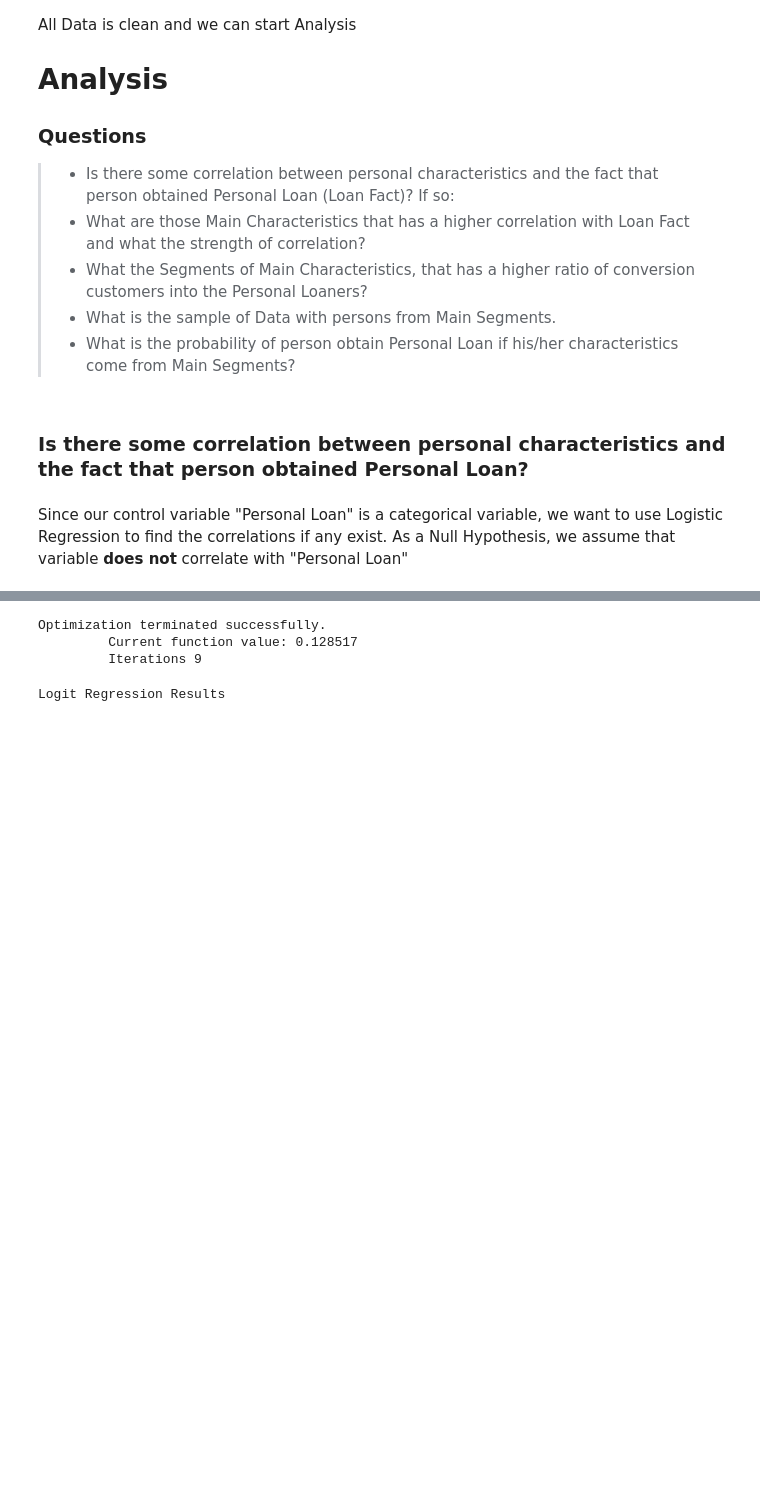
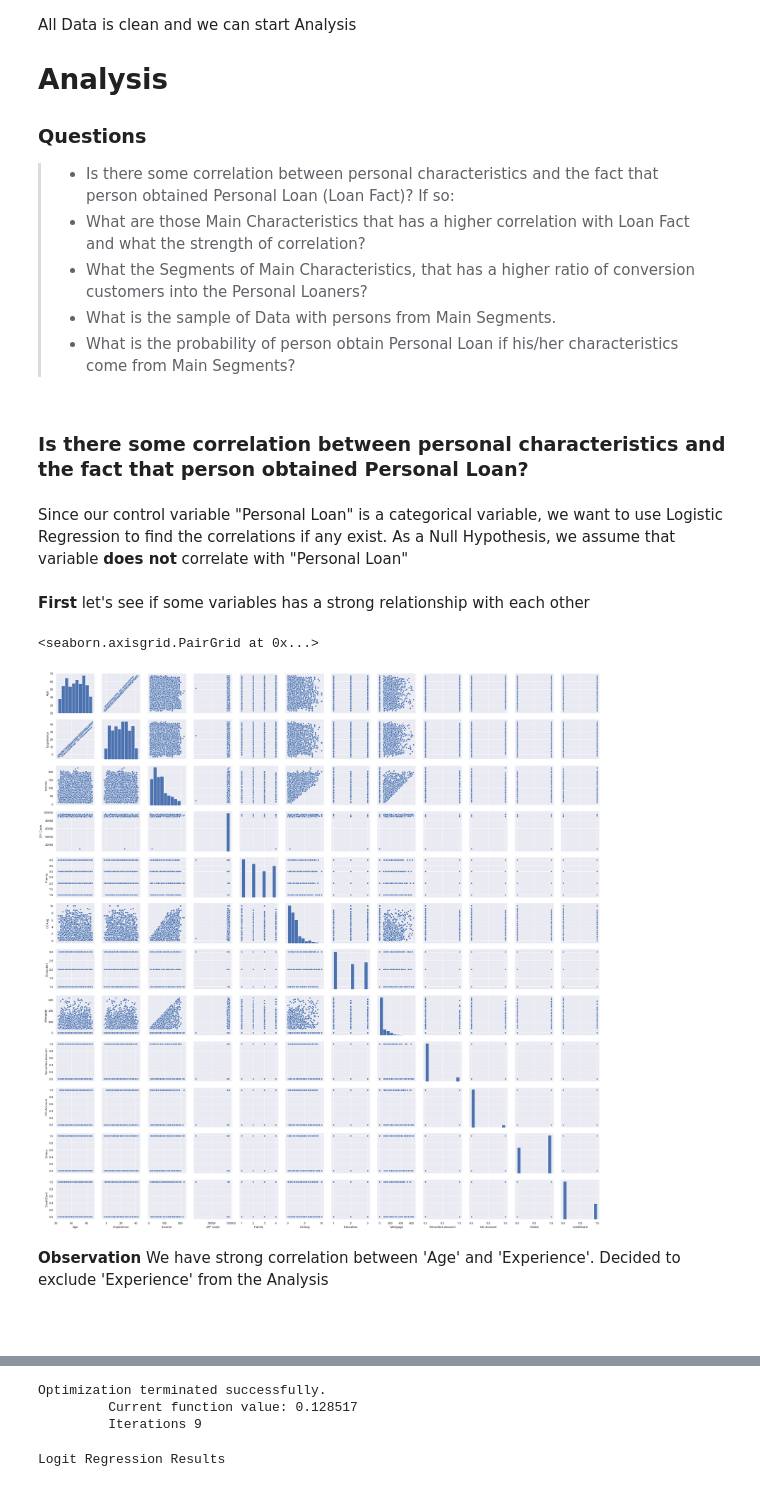
Before and after one commit to Alex-Romanenko/Bank_Looking_For_Clients, a Jupyter notebook: 00_main.ipynb, the cells around one changed output, grey strips where cells are left out. Drawn from its saved outputs; the diff is of its cells as text; code cells hidden in the pictures; blank space fills up the shorter version.

```diff
--- a/00_main.ipynb
+++ b/00_main.ipynb
@@ -168,7 +168,7 @@ Columns "ID", "ZIP Code", are nominal variables
 # %% [markdown]
 #### Code
 # %%
-df['ID'] = df['ID'].astype('str')
+df[['ID','ZIP Code']] = df[['ID','ZIP Code']].astype('str')
 # %% [markdown]
 #### Test
 # %%
@@ -276,3 +277,15 @@ All Data is clean and we can start Analysis
 ###  Is there some correlation between personal characteristics and the fact that person obtained Personal Loan?
 # %% [markdown]
 Since our control variable "Personal Loan" is a categorical variable, we want to use Logistic Regression to find the correlations if any exist. As a Null Hypothesis, we assume  that variable **does not** correlate with "Personal Loan"
+# %% [markdown]
+**First** let's see if some variables has a strong relationship with each other
+# %%
+sns.pairplot(df.iloc[:,1:13])
+# %% [output]
+<seaborn.axisgrid.PairGrid at 0x...>
+[figure, added]
+# %% [markdown]
+**Observation**
+We have strong correlation between 'Age' and 'Experience'.
+Decided to exclude 'Experience' from the Analysis
+<br><br><br>
```
Also changed, not shown: parts of 13 cells of this notebook.
